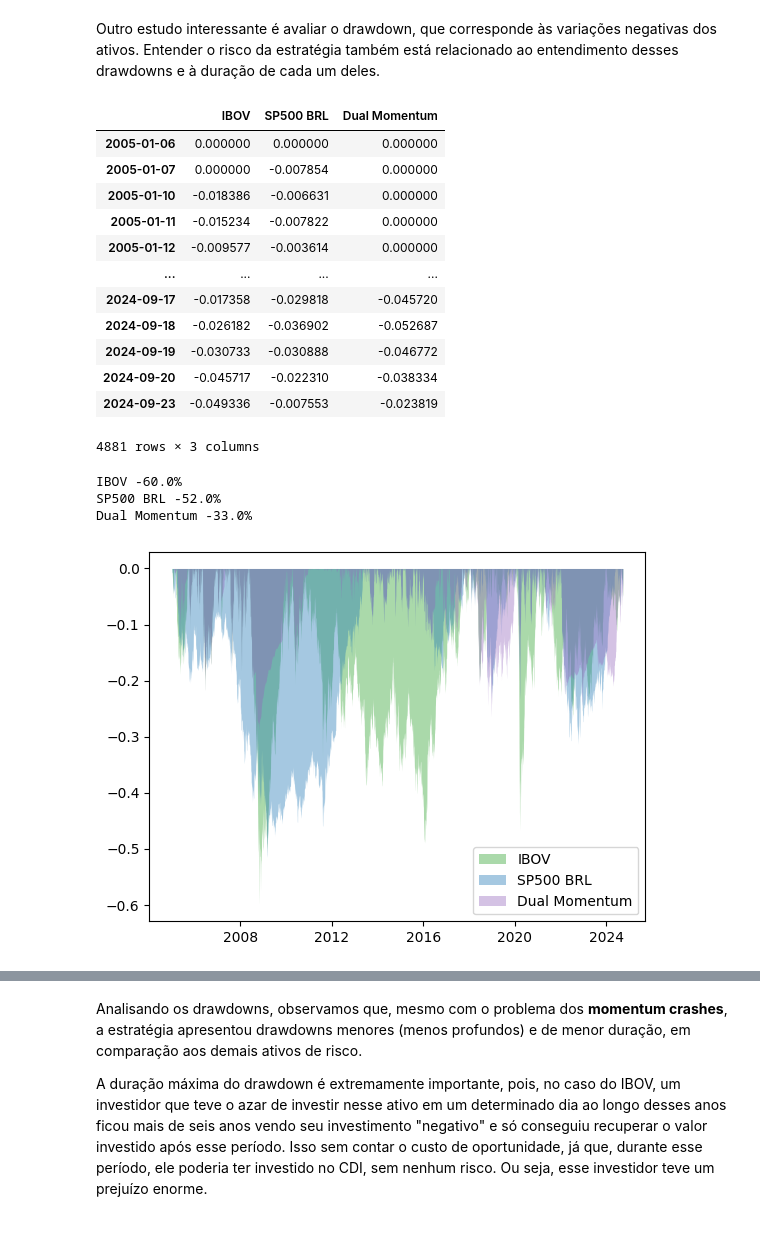
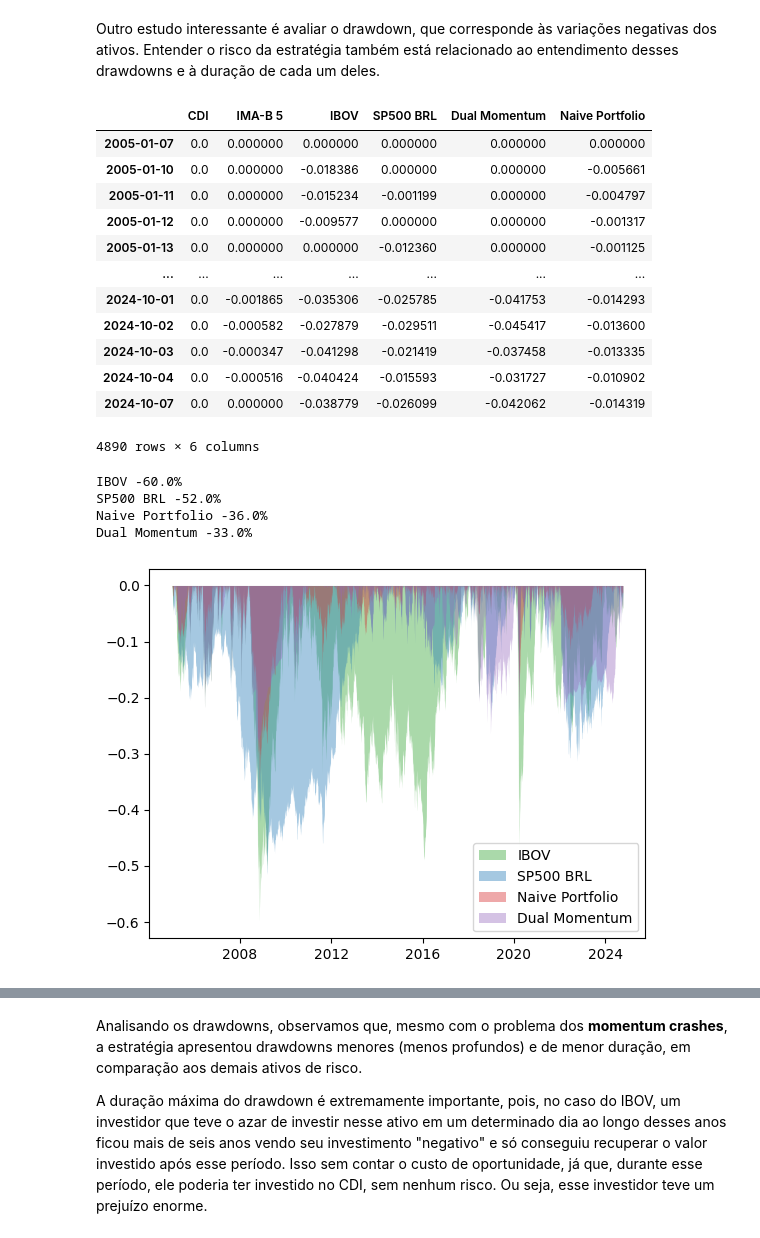
Before and after one commit to ianaraujo/puc-analise-dados, a Jupyter notebook: notebook.ipynb, the cells around one changed output, grey strips where cells are left out. Drawn from its saved outputs; the diff is of its cells as text; code cells hidden in the pictures.

```diff
--- a/notebook.ipynb
+++ b/notebook.ipynb
@@ -361,8 +362,7 @@ Name: Naive Portfolio, Length: 4881, dtype: float64
 #### Avaliação da estratégia
 # %%
 benchmark = pd.concat(
-    [dual_momentum_eval['CDI'], naive_portfolio, dual_momentum_eval['Dual Momentum']],
-    keys=['CDI', 'Naive Portfolio', 'Dual Momentum'],
+    [dual_momentum_eval, naive_portfolio],
     join='inner',
     axis=1
 )
@@ -453,52 +429,56 @@ Esses eventos são amplamente estudados na literatura, que busca desenvolver for
 # %% [markdown]
 Outro estudo interessante é avaliar o drawdown, que corresponde às variações negativas dos ativos. Entender o risco da estratégia também está relacionado ao entendimento desses drawdowns e à duração de cada um deles.
 # %%
-cum_returns = (1 + dual_momentum[['IBOV', 'SP500 BRL', 'Dual Momentum']]).cumprod()
+cum_returns = (1 + (benchmark.pct_change().dropna())).cumprod()
 cum_max = cum_returns.cummax()
 
 drawdown = (cum_returns - cum_max) / cum_max
 
 drawdown
 # %% [output]
-|  | IBOV | SP500 BRL | Dual Momentum |
-| 2005-01-06 | 0.000000 | 0.000000 | 0.000000 |
-| 2005-01-07 | 0.000000 | -0.007854 | 0.000000 |
-| 2005-01-10 | -0.018386 | -0.006631 | 0.000000 |
-| 2005-01-11 | -0.015234 | -0.007822 | 0.000000 |
-| 2005-01-12 | -0.009577 | -0.003614 | 0.000000 |
-| ... | ... | ... | ... |
-| 2024-09-17 | -0.017358 | -0.029818 | -0.045720 |
-| 2024-09-18 | -0.026182 | -0.036902 | -0.052687 |
-| 2024-09-19 | -0.030733 | -0.030888 | -0.046772 |
-| 2024-09-20 | -0.045717 | -0.022310 | -0.038334 |
-| 2024-09-23 | -0.049336 | -0.007553 | -0.023819 |
+|  | CDI | IMA-B 5 | IBOV | SP500 BRL | Dual Momentum | Naive Portfolio |
+| 2005-01-07 | 0.0 | 0.000000 | 0.000000 | 0.000000 | 0.000000 | 0.000000 |
+| 2005-01-10 | 0.0 | 0.000000 | -0.018386 | 0.000000 | 0.000000 | -0.005661 |
+| 2005-01-11 | 0.0 | 0.000000 | -0.015234 | -0.001199 | 0.000000 | -0.004797 |
+| 2005-01-12 | 0.0 | 0.000000 | -0.009577 | 0.000000 | 0.000000 | -0.001317 |
+| 2005-01-13 | 0.0 | 0.000000 | 0.000000 | -0.012360 | 0.000000 | -0.001125 |
+| ... | ... | ... | ... | ... | ... | ... |
+| 2024-10-01 | 0.0 | -0.001865 | -0.035306 | -0.025785 | -0.041753 | -0.014293 |
+| 2024-10-02 | 0.0 | -0.000582 | -0.027879 | -0.029511 | -0.045417 | -0.013600 |
+| 2024-10-03 | 0.0 | -0.000347 | -0.041298 | -0.021419 | -0.037458 | -0.013335 |
+| 2024-10-04 | 0.0 | -0.000516 | -0.040424 | -0.015593 | -0.031727 | -0.010902 |
+| 2024-10-07 | 0.0 | 0.000000 | -0.038779 | -0.026099 | -0.042062 | -0.014319 |
-4881 rows × 3 columns
+4890 rows × 6 columns
 # %%
-for col in drawdown.columns:
+drawdown_columns = drawdown[['IBOV', 'SP500 BRL', 'Naive Portfolio', 'Dual Momentum']].columns
+
+for col in drawdown_columns:
     print(f"{col} {round(min(drawdown[col]), 2) * 100}%")
 # %% [output]
 IBOV -60.0%
 SP500 BRL -52.0%
+Naive Portfolio -36.0%
 Dual Momentum -33.0%
 # %%
 color_dict = {
     'IBOV': 'tab:green',
     'SP500 BRL': 'tab:blue',
+    'Naive Portfolio': 'tab:red',
     'Dual Momentum': 'tab:purple'
 }
 
 
-for col in drawdown.columns:
+for col in drawdown_columns:
     plt.fill_between(
         x=drawdown.index,
         y1=drawdown[col],
         color=color_dict.get(col),
         linewidth=0,
         alpha=0.4,
         label=col
     )
 
 plt.legend()
 plt.show()
 # %% [output]
-[figure, old version]
+[figure, new version]
```
Also changed, not shown: parts of 23 cells of this notebook, 1 other file.
